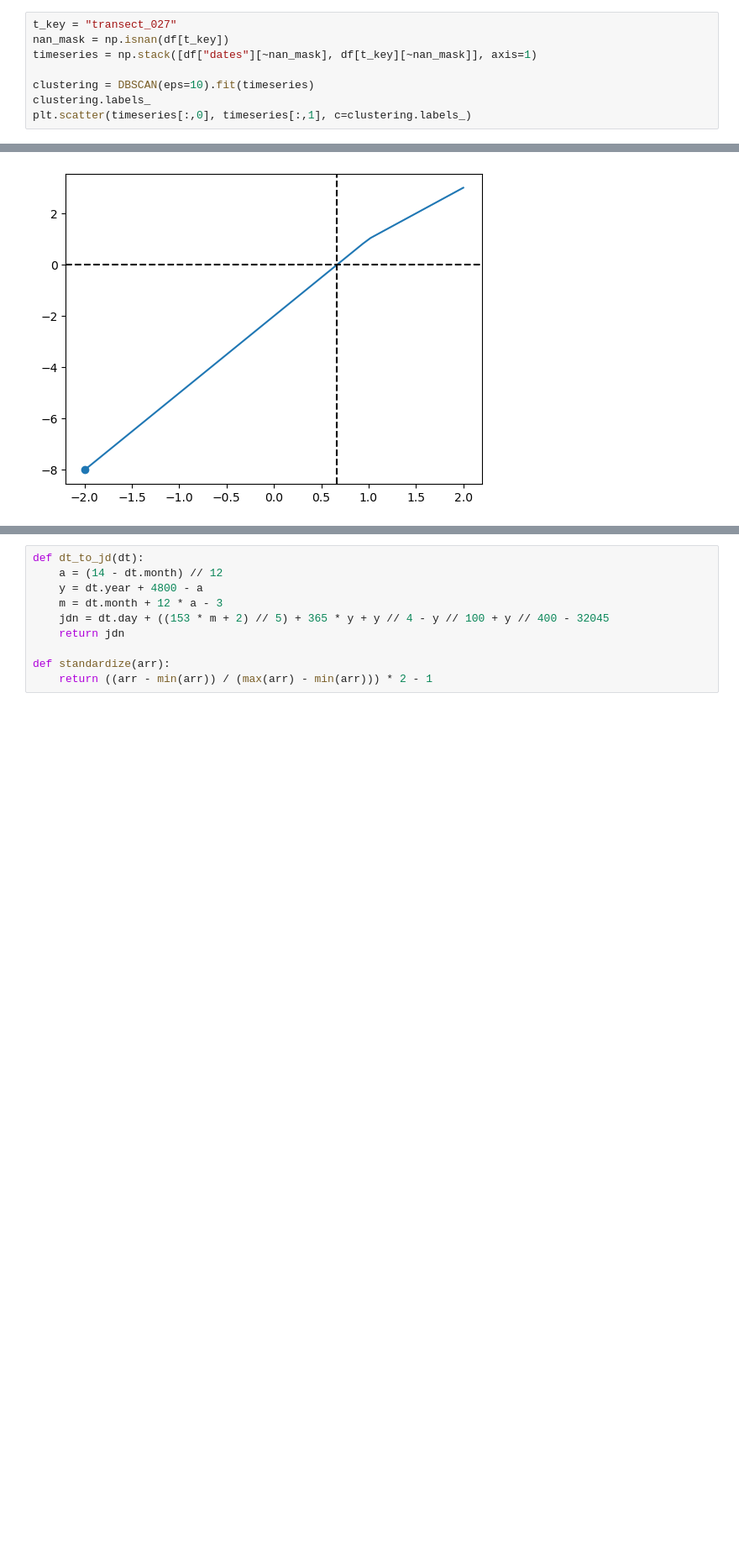
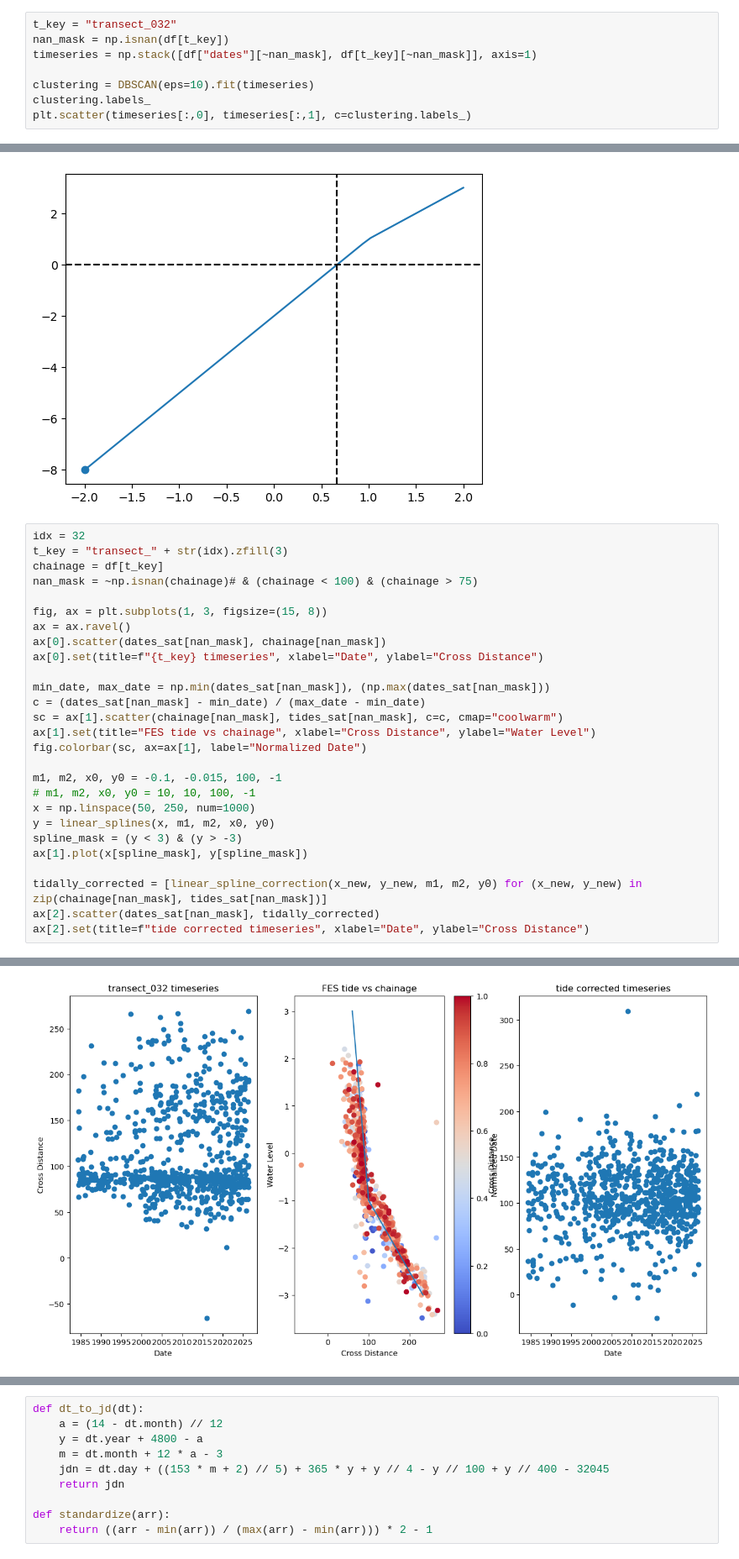
Before and after one commit to AriveIT/CoastSatCLI, a Jupyter notebook: experiments/slope.ipynb, the cells around one changed output, grey strips where cells are left out. Shown at 84% size. Cells and saved outputs as stored; diff of their text form; blank space fills up the shorter version.

```diff
--- a/experiments/slope.ipynb
+++ b/experiments/slope.ipynb
@@ -153,7 +155,7 @@ plt.scatter(timeseries[:,0], timeseries[:,1], c=clustering.labels_)
 <matplotlib.collections.PathCollection at 0x...>
 [figure]
 # %%
-t_key = "transect_027"
+t_key = "transect_032"
 nan_mask = np.isnan(df[t_key])
 timeseries = np.stack([df["dates"][~nan_mask], df[t_key][~nan_mask]], axis=1)
 
@@ -640,3 +638,31 @@ ax.axvline(corrected, c="black", linestyle="--")
 # %% [output]
 <matplotlib.lines.Line2D at 0x...>
 [figure]
+# %%
+idx = 32
+t_key = "transect_" + str(idx).zfill(3)
+chainage = df[t_key]
+nan_mask = ~np.isnan(chainage)# & (chainage < 100) & (chainage > 75)
+
+fig, ax = plt.subplots(1, 3, figsize=(15, 8))
+ax = ax.ravel()
+ax[0].scatter(dates_sat[nan_mask], chainage[nan_mask])
+ax[0].set(title=f"{t_key} timeseries", xlabel="Date", ylabel="Cross Distance")
+
+min_date, max_date = np.min(dates_sat[nan_mask]), (np.max(dates_sat[nan_mask]))
+c = (dates_sat[nan_mask] - min_date) / (max_date - min_date)
+sc = ax[1].scatter(chainage[nan_mask], tides_sat[nan_mask], c=c, cmap="coolwarm")
+ax[1].set(title="FES tide vs chainage", xlabel="Cross Distance", ylabel="Water Level")
+fig.colorbar(sc, ax=ax[1], label="Normalized Date")
+
+m1, m2, x0, y0 = -0.1, -0.015, 100, -1
+# m1, m2, x0, y0 = 10, 10, 100, -1
+x = np.linspace(50, 250, num=1000)
+y = linear_splines(x, m1, m2, x0, y0)
+spline_mask = (y < 3) & (y > -3)
+ax[1].plot(x[spline_mask], y[spline_mask])
+
+tidally_corrected = [linear_spline_correction(x_new, y_new, m1, m2, y0) for (x_new, y_new) in zip(chainage[nan_mask], tides_sat[nan_mask])]
+ax[2].scatter(dates_sat[nan_mask], tidally_corrected)
+ax[2].set(title=f"tide corrected timeseries", xlabel="Date", ylabel="Cross Distance")
+# %% [output]
@@ -643,3 +672,4 @@ ax.axvline(corrected, c="black", linestyle="--")
+[figure, added]
 # %%
 fig, ax = plt.subplots()
 sc = ax.scatter(chainage[nan_mask][:50], tides_sat[nan_mask][:50])
```
Also changed, not shown: parts of 6 cells of this notebook.
